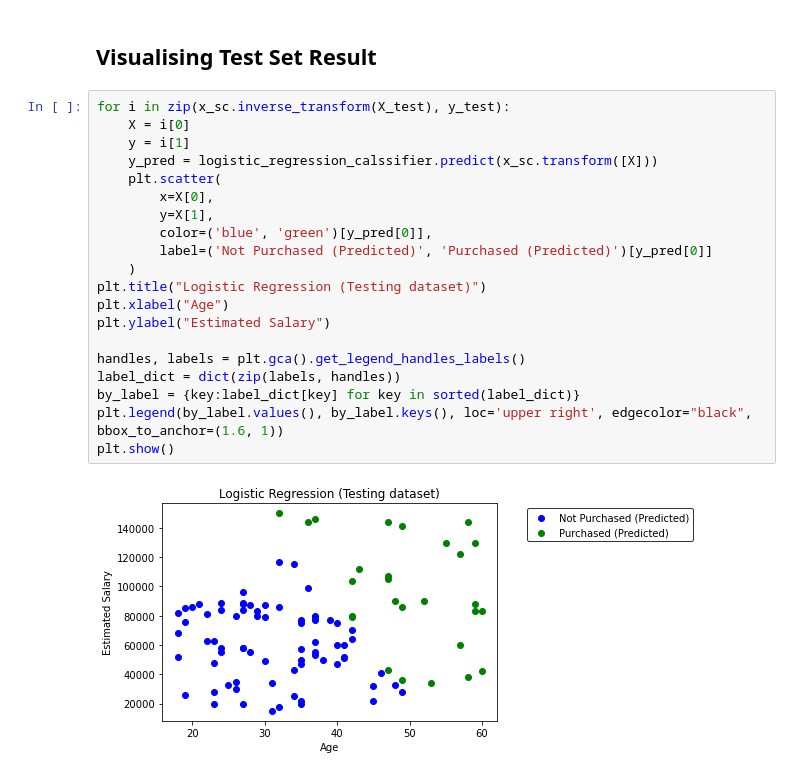
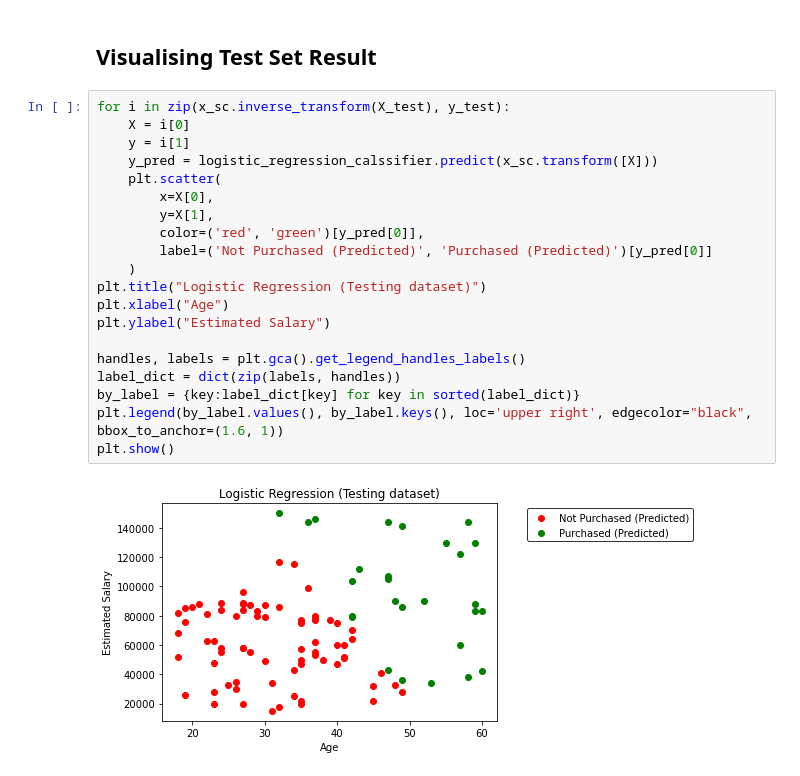
Before and after one commit to sanjay-rb/Machine-learning, a Jupyter notebook: notebook/10 . Logistic Regression.ipynb, the cells around one changed output. Drawn from its saved outputs; the diff is of its cells as text.

Commit message:
color updated

```diff
--- a/notebook/10 . Logistic Regression.ipynb
+++ b/notebook/10 . Logistic Regression.ipynb
@@ -238,22 +238,22 @@ plt.show()
 # %%
 for i in zip(x_sc.inverse_transform(X_test), y_test):
     X = i[0]
     y = i[1]
     y_pred = logistic_regression_calssifier.predict(x_sc.transform([X]))
     plt.scatter(
         x=X[0],
         y=X[1],
-        color=('blue', 'green')[y_pred[0]],
+        color=('red', 'green')[y_pred[0]],
         label=('Not Purchased (Predicted)', 'Purchased (Predicted)')[y_pred[0]]
     )
 plt.title("Logistic Regression (Testing dataset)")
 plt.xlabel("Age")
 plt.ylabel("Estimated Salary")
 
 handles, labels = plt.gca().get_legend_handles_labels()
 label_dict = dict(zip(labels, handles))
 by_label = {key:label_dict[key] for key in sorted(label_dict)}
 plt.legend(by_label.values(), by_label.keys(), loc='upper right', edgecolor="black", bbox_to_anchor=(1.6, 1))
 plt.show()
 # %% [output]
-[figure, old version]
+[figure, new version]
```
Also changed, not shown: parts of 1 cell of this notebook.
